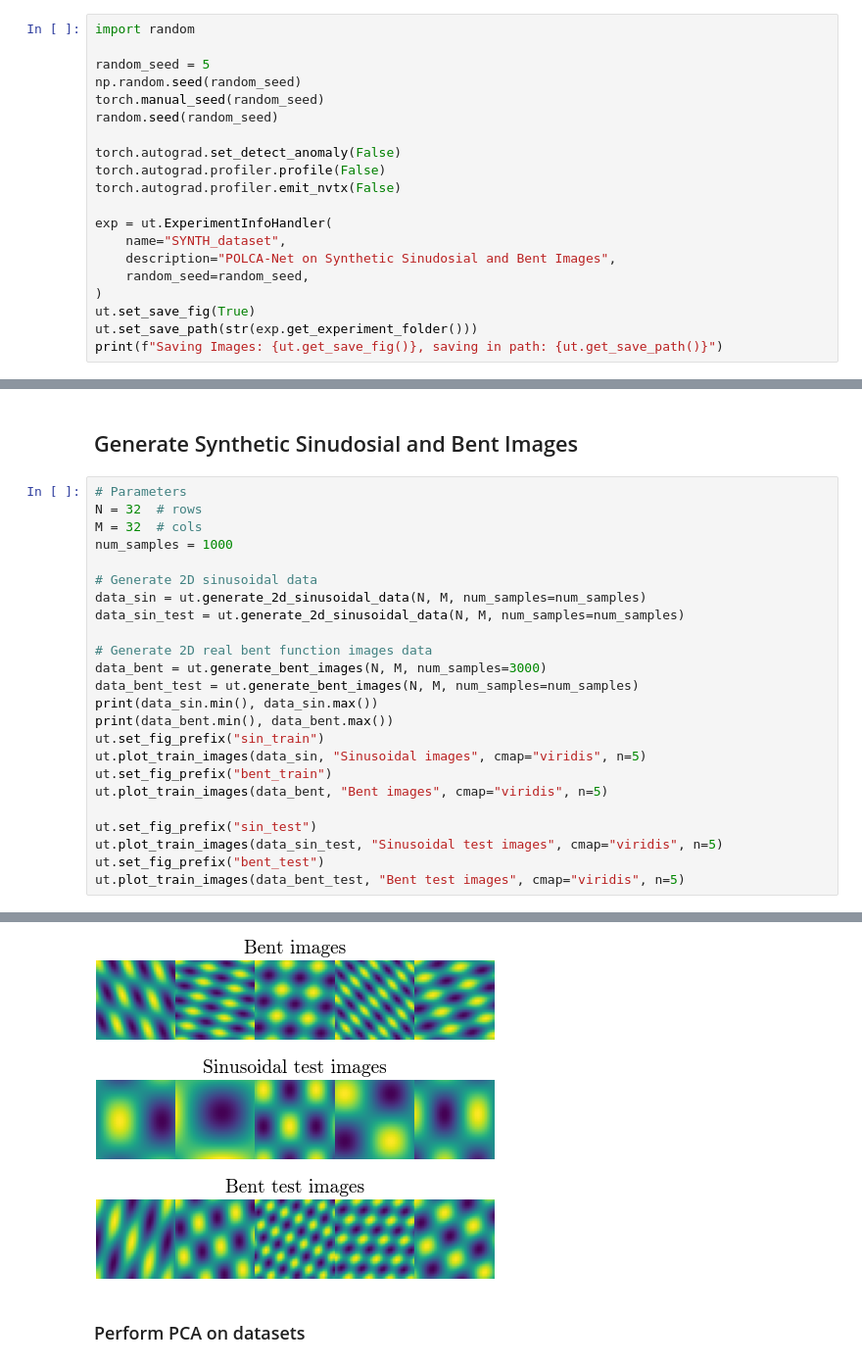
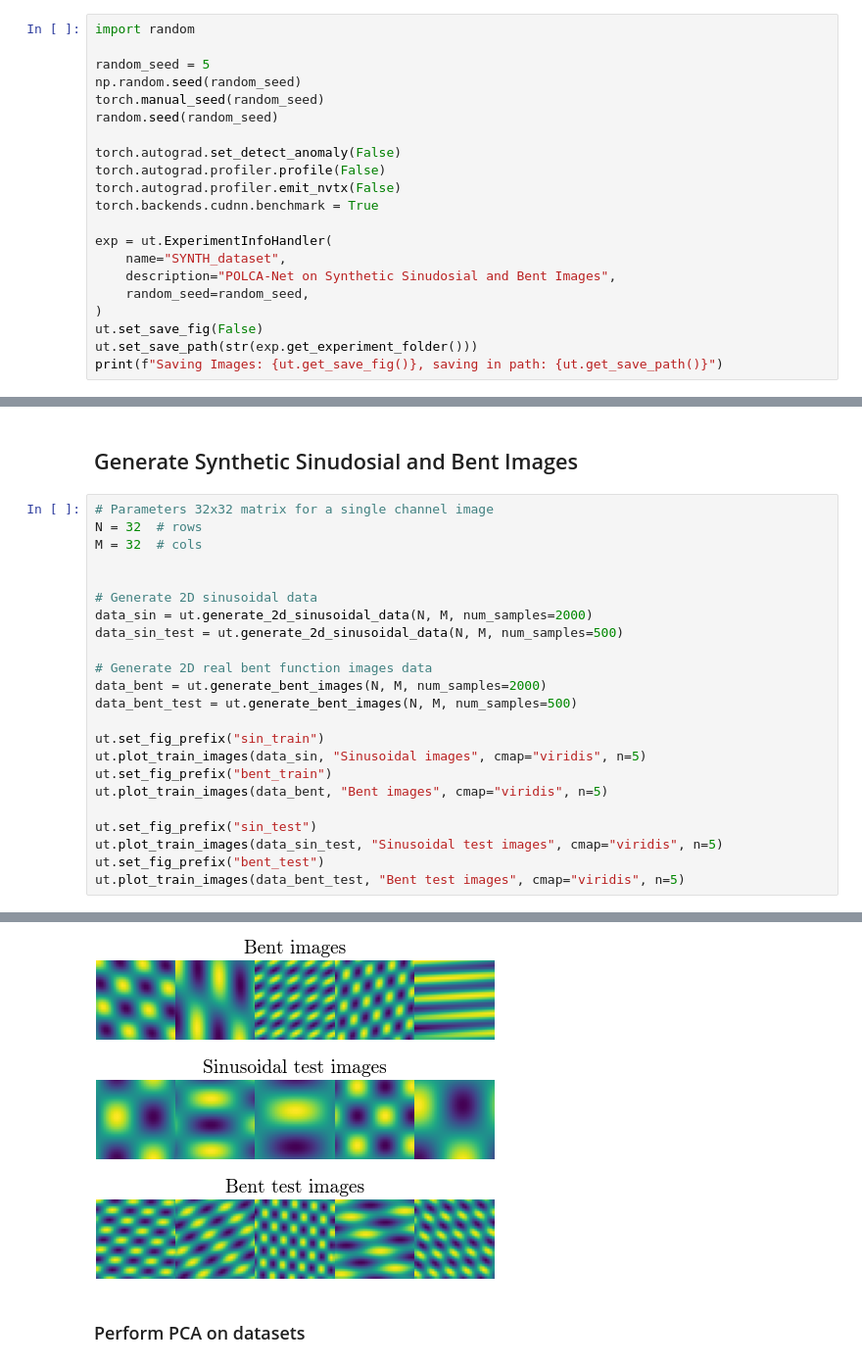
Before and after one commit to jamartinh/polcanet, a Jupyter notebook: examples/notebooks/synthetic_sinusoidal_images.ipynb, the cells around one changed output, grey strips where cells are left out. Shown at 98% size. Cells and saved outputs as stored; diff of their text form.

```diff
--- a/examples/notebooks/synthetic_sinusoidal_images.ipynb
+++ b/examples/notebooks/synthetic_sinusoidal_images.ipynb
@@ -46,13 +50,14 @@ random.seed(random_seed)
 torch.autograd.set_detect_anomaly(False)
 torch.autograd.profiler.profile(False)
 torch.autograd.profiler.emit_nvtx(False)
+torch.backends.cudnn.benchmark = True
 
 exp = ut.ExperimentInfoHandler(
     name="SYNTH_dataset",
     description="POLCA-Net on Synthetic Sinudosial and Bent Images",
     random_seed=random_seed,
 )
-ut.set_save_fig(True)
+ut.set_save_fig(False)
 ut.set_save_path(str(exp.get_experiment_folder()))
 print(f"Saving Images: {ut.get_save_fig()}, saving in path: {ut.get_save_path()}")
 # %% [output]
@@ -60,20 +65,19 @@ Saving Images: True, saving in path: /data1/deploy/polcanet/examples/notebooks/e
 # %% [markdown]
 ## Generate Synthetic Sinudosial and Bent Images
 # %%
-# Parameters
+# Parameters 32x32 matrix for a single channel image
 N = 32  # rows
 M = 32  # cols
-num_samples = 1000
+
 
 # Generate 2D sinusoidal data
-data_sin = ut.generate_2d_sinusoidal_data(N, M, num_samples=num_samples)
-data_sin_test = ut.generate_2d_sinusoidal_data(N, M, num_samples=num_samples)
+data_sin = ut.generate_2d_sinusoidal_data(N, M, num_samples=2000)
+data_sin_test = ut.generate_2d_sinusoidal_data(N, M, num_samples=500)
 
 # Generate 2D real bent function images data
-data_bent = ut.generate_bent_images(N, M, num_samples=3000)
-data_bent_test = ut.generate_bent_images(N, M, num_samples=num_samples)
-print(data_sin.min(), data_sin.max())
-print(data_bent.min(), data_bent.max())
+data_bent = ut.generate_bent_images(N, M, num_samples=2000)
+data_bent_test = ut.generate_bent_images(N, M, num_samples=500)
+
 ut.set_fig_prefix("sin_train")
 ut.plot_train_images(data_sin, "Sinusoidal images", cmap="viridis", n=5)
 ut.set_fig_prefix("bent_train")
@@ -89,7 +91,7 @@ ut.plot_train_images(data_bent_test, "Bent test images", cmap="viridis", n=5)
 [figure]
-[figure, old version]
+[figure, new version]
-[figure, old version]
+[figure, new version]
-[figure, old version]
+[figure, new version]
 # %% [markdown]
 ### Perform PCA on datasets
 # %%
```
Also changed, not shown: parts of 38 cells of this notebook, 10 other files.
